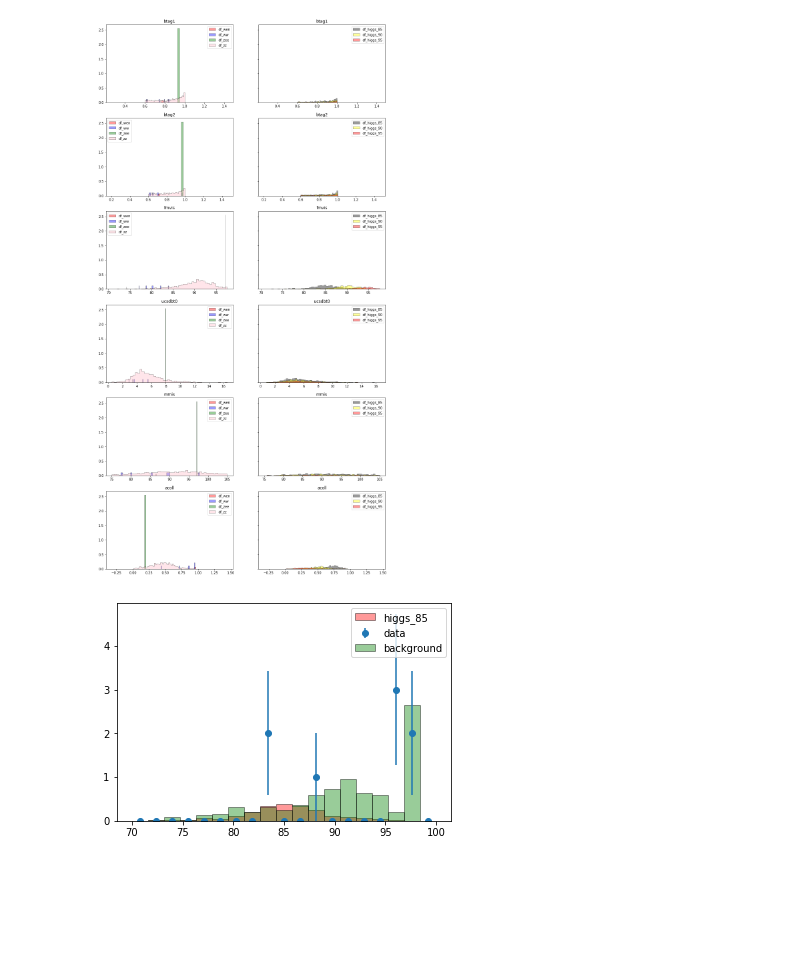
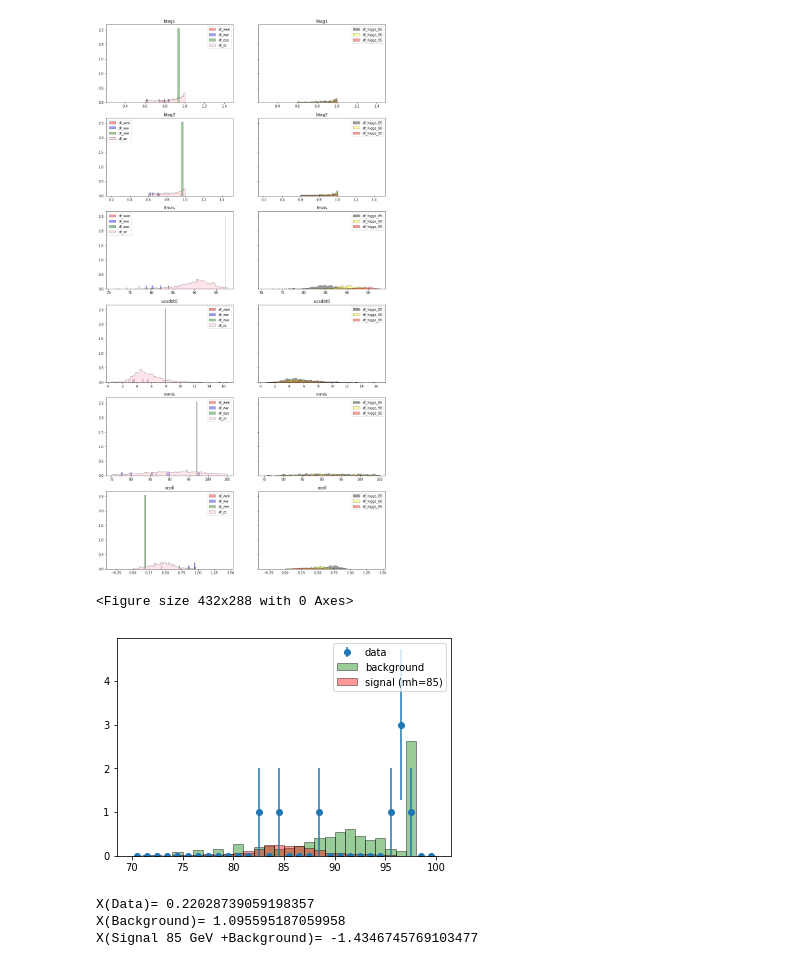
Before and after one commit to irenecortinovis/HiggsSearch-LEP, a Jupyter notebook: scan_events.ipynb, the cells around one changed output. Cells and saved outputs as stored; diff of their text form; code cells hidden in the pictures; blank space fills up the shorter version.

Commit message:
Added confidence level for signal 85 gev

```diff
--- a/scan_events.ipynb
+++ b/scan_events.ipynb
@@ -439,7 +437,7 @@ def midpoints_bins(bins):
     binwidth_bins = bins[1]-bins[0]
     midpointlist = []
     for item in range(0, len(bins)-1):
-        midpointlist.append(bins[0] + binwidth_bins * (1/2 + item))
+        midpointlist.append(bins[0] + binwidth_bins * (0.5 + item))
     return midpointlist
 
 def binwidth_bins(bins):
@@ -448,8 +446,6 @@ def binwidth_bins(bins):
 #######################
 # log likelihood ploz #
 #######################
-
-## CONSIDER FOR NOW 85 GEV MH HYPOTHESIS
 
 df_list_cut = []
 
@@ -463,7 +459,7 @@ for dfname in df_names:
     tmpdf = tmpdf[tmpdf['fmvis'] > 70]
     df_list_cut.append(tmpdf)
 
-bins = np.linspace(70,100,20)
+bins = np.linspace(70,100,31)
 
 signal85_mh = []
 signal90_mh = []
@@ -492,32 +488,30 @@ for dfname in df_names:
 
 #clear all plots
 plt.clf()
-
-for dfname in df_names:
-    index = df_names.index(dfname)
-    #signal with mh=85 GeV
-    if dfname == "df_higgs_85":
-        scalef = scalefactor(int_lumi, n_events(df_list[index]), dfxsec(dfname, df_names))
-        weights = scalef*np.ones_like(np.linspace(1,n_events(df_list_cut[index]), n_events(df_list_cut[index])))
-        #plot signal
-        sgn_85,bins_sgn_85,patches_sgn_85 = plt.hist(((df_list_cut[index])['fmvis']), bins=bins, weights=weights, color='red', ec="black", histtype="stepfilled", label=dfname.strip("df_"), alpha=0.4)
-
-
-for dfname in df_names:
-    index = df_names.index(dfname)
-
-#plot data
-plt.errorbar(midpoints_bins(bins), data_histo, yerr=np.sqrt(data_histo),fmt='o', label='data')
-#plot background
-plt.bar(midpoints_bins(bins), backgr_mh, width=binwidth_bins(bins),color='green', ec="black", label='background', alpha=0.4)
-plt.legend(loc="best")
-
-plt.show()
-
-
-#calculate -2lnq
-#backgr_mh
-#sgn_
-#data_histo
 # %% [output]
-[figure, removed]
+<Figure size 432x288 with 0 Axes>
+# %%
+## CONSIDER FOR NOW 85 GEV MH HYPOTHESIS
+
+for dfname in df_names:
+    index = df_names.index(dfname)
+    #signal with mh=85 GeV
+    if dfname == "df_higgs_85":
+        scalef = scalefactor(int_lumi, n_events(df_list[index]), dfxsec(dfname, df_names))
+        weights = scalef*np.ones_like(np.linspace(1,n_events(df_list_cut[index]), n_events(df_list_cut[index])))
+        #plot signal
+        sgn_85,bins_sgn_85,patches_sgn_85 = plt.hist(((df_list_cut[index])['fmvis']), bins=bins, weights=weights, color='red', ec="black", histtype="stepfilled", label=dfname.strip("df_"), alpha=0.4)
+
+plt.clf()
+
+
+#plot data
+plt.errorbar(midpoints_bins(bins), data_histo, yerr=np.sqrt(data_histo),fmt='o', label='data')
+#plot background
+plt.bar(midpoints_bins(bins), backgr_mh, width=binwidth_bins(bins),color='green', ec="black", label='background', alpha=0.4)
+#plot signal
+plt.bar(midpoints_bins(bins), sgn_85, width=binwidth_bins(bins),color='red', ec="black", label='signal (mh=85)', alpha=0.4)
+plt.legend(loc="best")
+plt.show()
+# %% [output]
+[figure, added]
@@ -523,0 +528,9 @@ plt.show()
+# %%
+#now the different X values
+print ("X(Data)=",LLR(backgr_mh,sgn_85,data_histo))
+print ("X(Background)=",LLR(backgr_mh,sgn_85,backgr_mh))
+print ("X(Signal 85 GeV +Background)=",LLR(backgr_mh,sgn_85,np.add(backgr_mh,sgn_85)))
+# %% [output]
+X(Data)= 0.22028739059198357
+X(Background)= 1.095595187059958
+X(Signal 85 GeV +Background)= -1.4346745769103477
```
Also changed, not shown: parts of 10 cells of this notebook.
